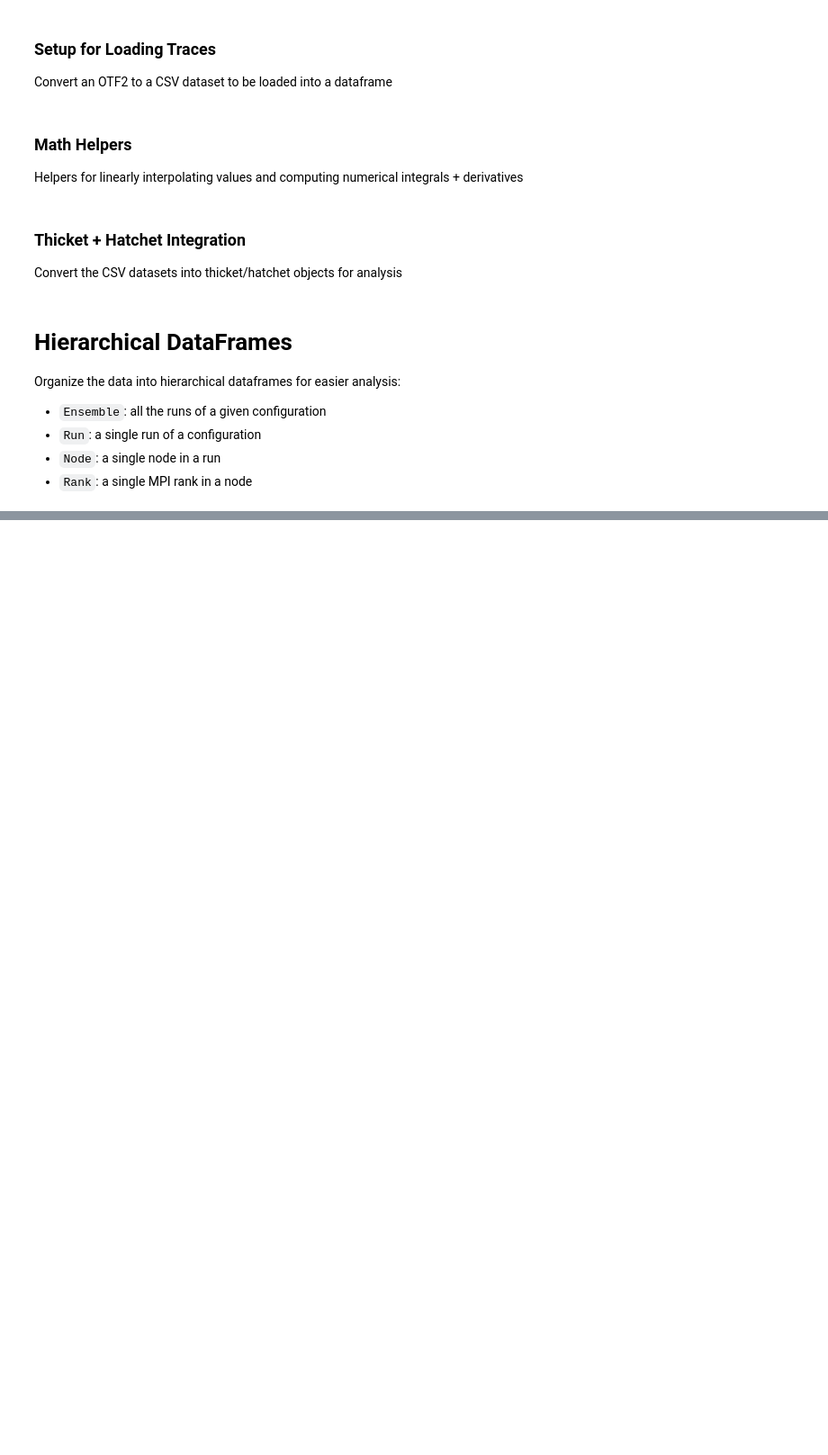
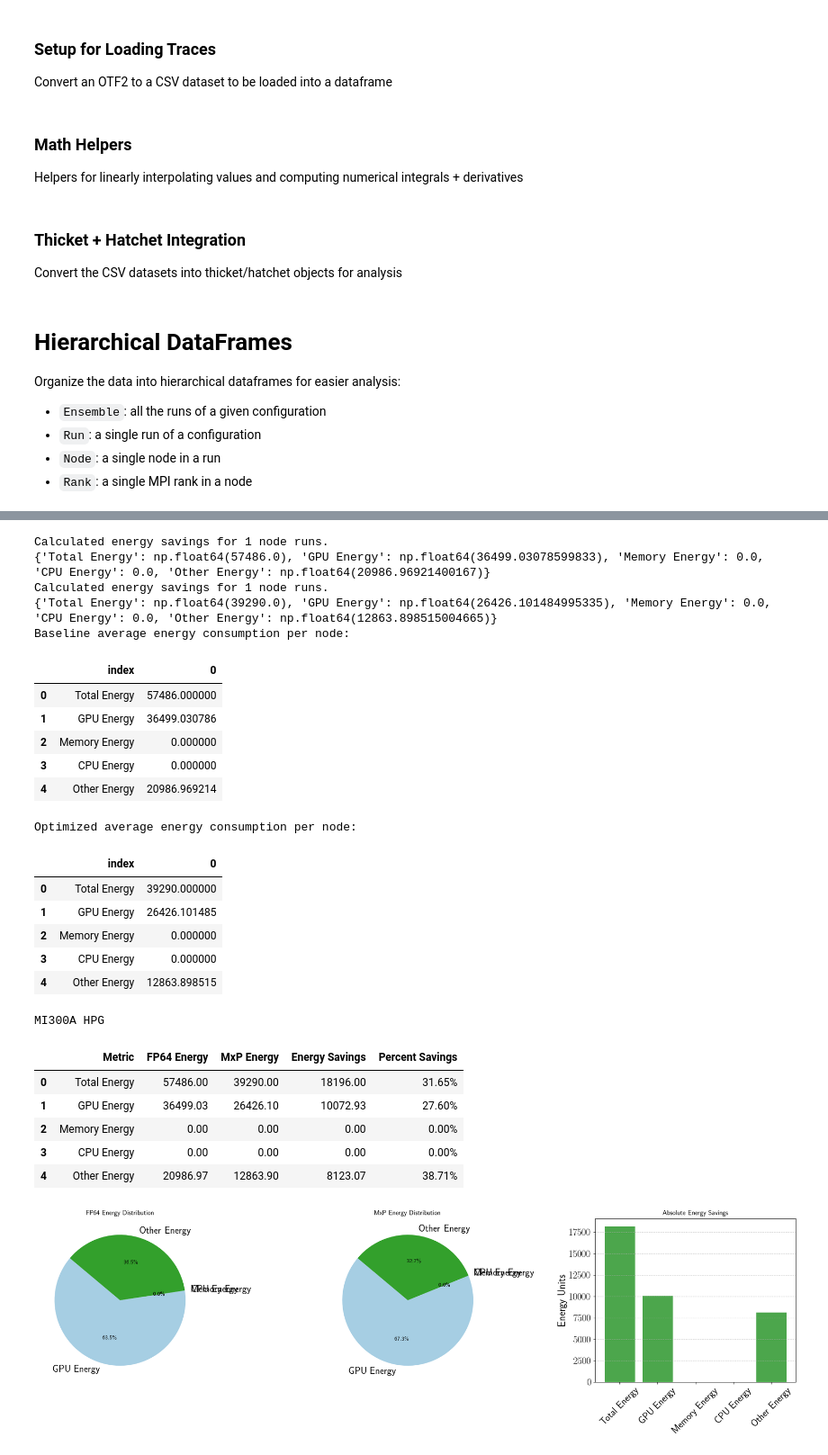
Before and after one commit to adam-mcdaniel/hpc-energy-trace-analysis, a Jupyter notebook: paper-notebooks/final-stacked-power.ipynb, the cells around one changed output, grey strips where cells are left out. Shown at 90% size. Saved outputs shown, nothing was run; the diff lists cells and outputs as text; code cells hidden in the pictures; blank space fills up the shorter version.

```diff
--- a/paper-notebooks/final-stacked-power.ipynb
+++ b/paper-notebooks/final-stacked-power.ipynb
@@ -5171,4 +1972,41 @@ if 'mi300a_hpg_mxp_runs' not in globals():
         [MI300A_TRACES.get('HPG_MXP', [])[0]],
         MI300A_HPG_NODE_RANKS,
     )
+# %%
+print_energy_savings_summary(
+    hpg := calculate_energy_savings_between_ensembles(
+        mi300a_hpg_runs,
+        mi300a_hpg_mxp_runs,
+    ),
+    'FP64',
+    'MxP',
+    'MI300A HPG'
+)
+# %% [output]
+Calculated energy savings for 1 node runs.
+{'Total Energy': np.float64(57486.0), 'GPU Energy': np.float64(36499.03078599833), 'Memory Energy': 0.0, 'CPU Energy': 0.0, 'Other Energy': np.float64(20986.96921400167)}
+Calculated energy savings for 1 node runs.
+{'Total Energy': np.float64(39290.0), 'GPU Energy': np.float64(26426.101484995335), 'Memory Energy': 0.0, 'CPU Energy': 0.0, 'Other Energy': np.float64(12863.898515004665)}
+Baseline average energy consumption per node:
+|  | index | 0 |
+| 0 | Total Energy | 57486.000000 |
+| 1 | GPU Energy | 36499.030786 |
+| 2 | Memory Energy | 0.000000 |
+| 3 | CPU Energy | 0.000000 |
+| 4 | Other Energy | 20986.969214 |
+Optimized average energy consumption per node:
+|  | index | 0 |
+| 0 | Total Energy | 39290.000000 |
+| 1 | GPU Energy | 26426.101485 |
+| 2 | Memory Energy | 0.000000 |
+| 3 | CPU Energy | 0.000000 |
+| 4 | Other Energy | 12863.898515 |
+MI300A HPG
+|  | Metric | FP64 Energy | MxP Energy | Energy Savings | Percent Savings |
+| 0 | Total Energy | 57486.00 | 39290.00 | 18196.00 | 31.65% |
+| 1 | GPU Energy | 36499.03 | 26426.10 | 10072.93 | 27.60% |
+| 2 | Memory Energy | 0.00 | 0.00 | 0.00 | 0.00% |
+| 3 | CPU Energy | 0.00 | 0.00 | 0.00 | 0.00% |
+| 4 | Other Energy | 20986.97 | 12863.90 | 8123.07 | 38.71% |
+[figure, added]
 # %%
```
Also changed, not shown: parts of 32 cells of this notebook, 10 other files.
